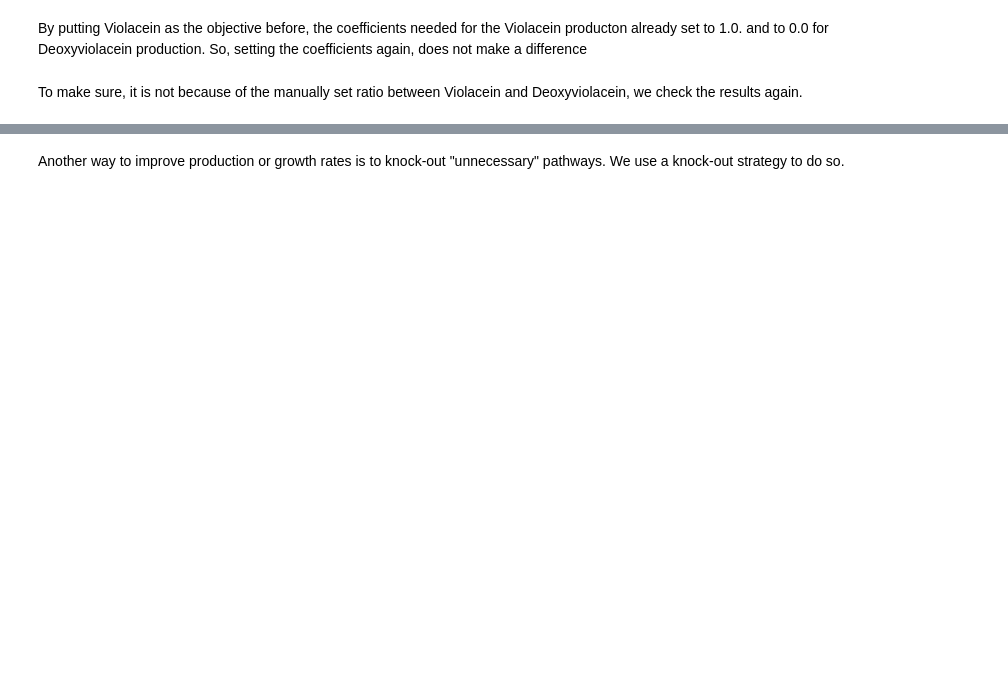
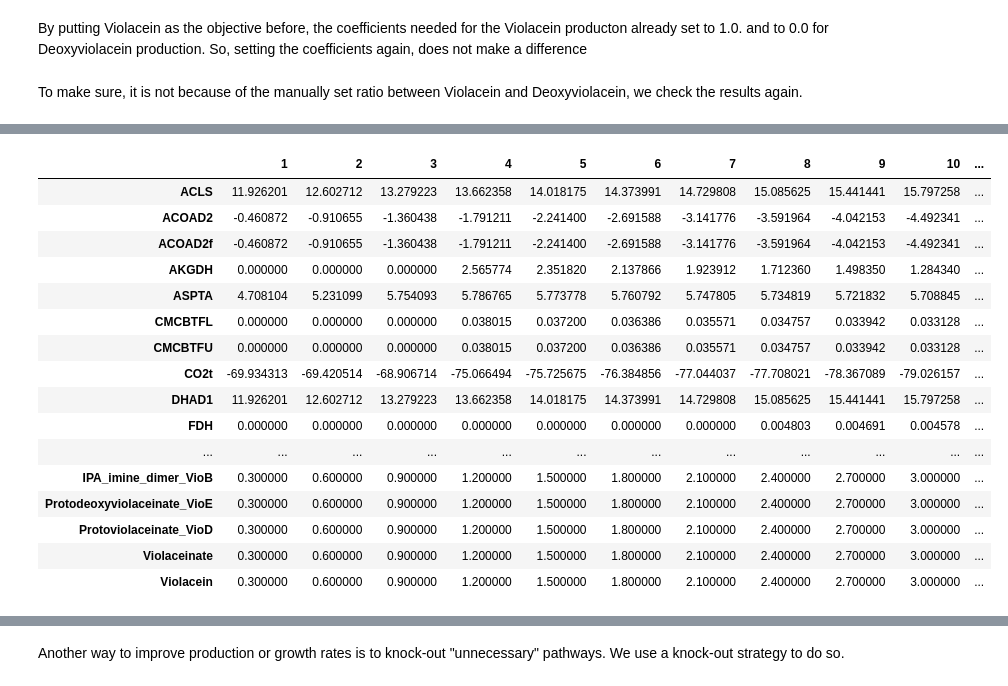
Before and after one commit to 27410/group-assignment-2021-group_1_vibrio_natriegens_2021, a Jupyter notebook: Report.ipynb, the cells around one changed output, grey strips where cells are left out. Saved outputs shown, nothing was run; the diff lists cells and outputs as text; code cells hidden in the pictures; blank space fills up the shorter version.

```diff
--- a/Report.ipynb
+++ b/Report.ipynb
@@ -293,0 +308,22 @@ Growth Rate (mmol/gdcw/h): 0.0
+# %%
+df['relative_change_in_flux'] = (df[10]-df[1])/df[10] +1
+target_reactions_df = df[df['relative_change_in_flux'] > 1.09]
+target_reactions_df
+# %% [output]
+|  | 1 | 2 | 3 | 4 | 5 | 6 | 7 | 8 | 9 | 10 | ... |
+| ACLS | 11.926201 | 12.602712 | 13.279223 | 13.662358 | 14.018175 | 14.373991 | 14.729808 | 15.085625 | 15.441441 | 15.797258 | ... |
+| ACOAD2 | -0.460872 | -0.910655 | -1.360438 | -1.791211 | -2.241400 | -2.691588 | -3.141776 | -3.591964 | -4.042153 | -4.492341 | ... |
+| ACOAD2f | -0.460872 | -0.910655 | -1.360438 | -1.791211 | -2.241400 | -2.691588 | -3.141776 | -3.591964 | -4.042153 | -4.492341 | ... |
+| AKGDH | 0.000000 | 0.000000 | 0.000000 | 2.565774 | 2.351820 | 2.137866 | 1.923912 | 1.712360 | 1.498350 | 1.284340 | ... |
+| ASPTA | 4.708104 | 5.231099 | 5.754093 | 5.786765 | 5.773778 | 5.760792 | 5.747805 | 5.734819 | 5.721832 | 5.708845 | ... |
+| CMCBTFL | 0.000000 | 0.000000 | 0.000000 | 0.038015 | 0.037200 | 0.036386 | 0.035571 | 0.034757 | 0.033942 | 0.033128 | ... |
+| CMCBTFU | 0.000000 | 0.000000 | 0.000000 | 0.038015 | 0.037200 | 0.036386 | 0.035571 | 0.034757 | 0.033942 | 0.033128 | ... |
+| CO2t | -69.934313 | -69.420514 | -68.906714 | -75.066494 | -75.725675 | -76.384856 | -77.044037 | -77.708021 | -78.367089 | -79.026157 | ... |
+| DHAD1 | 11.926201 | 12.602712 | 13.279223 | 13.662358 | 14.018175 | 14.373991 | 14.729808 | 15.085625 | 15.441441 | 15.797258 | ... |
+| FDH | 0.000000 | 0.000000 | 0.000000 | 0.000000 | 0.000000 | 0.000000 | 0.000000 | 0.004803 | 0.004691 | 0.004578 | ... |
+| ... | ... | ... | ... | ... | ... | ... | ... | ... | ... | ... | ... |
+| IPA_imine_dimer_VioB | 0.300000 | 0.600000 | 0.900000 | 1.200000 | 1.500000 | 1.800000 | 2.100000 | 2.400000 | 2.700000 | 3.000000 | ... |
+| Protodeoxyviolaceinate_VioE | 0.300000 | 0.600000 | 0.900000 | 1.200000 | 1.500000 | 1.800000 | 2.100000 | 2.400000 | 2.700000 | 3.000000 | ... |
+| Protoviolaceinate_VioD | 0.300000 | 0.600000 | 0.900000 | 1.200000 | 1.500000 | 1.800000 | 2.100000 | 2.400000 | 2.700000 | 3.000000 | ... |
+| Violaceinate | 0.300000 | 0.600000 | 0.900000 | 1.200000 | 1.500000 | 1.800000 | 2.100000 | 2.400000 | 2.700000 | 3.000000 | ... |
+| Violacein | 0.300000 | 0.600000 | 0.900000 | 1.200000 | 1.500000 | 1.800000 | 2.100000 | 2.400000 | 2.700000 | 3.000000 | ... |
```
Also changed, not shown: parts of 24 cells of this notebook, 1 other file.
